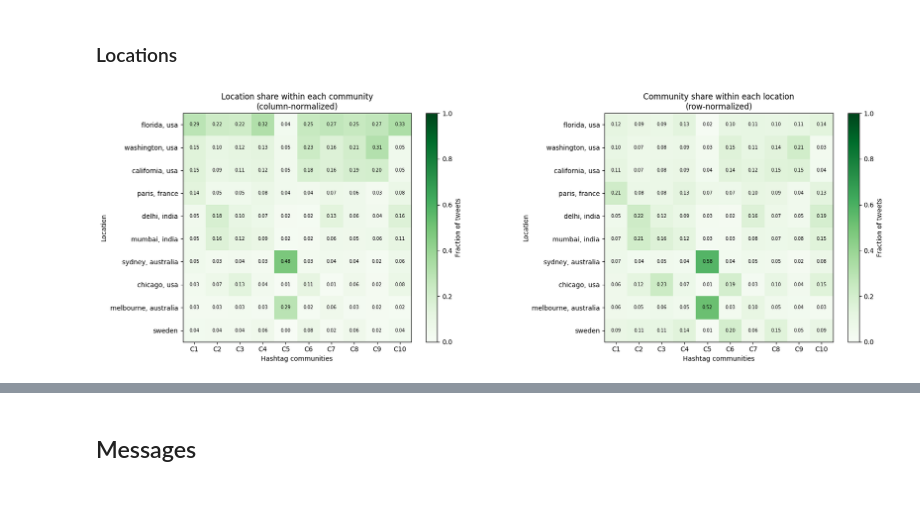
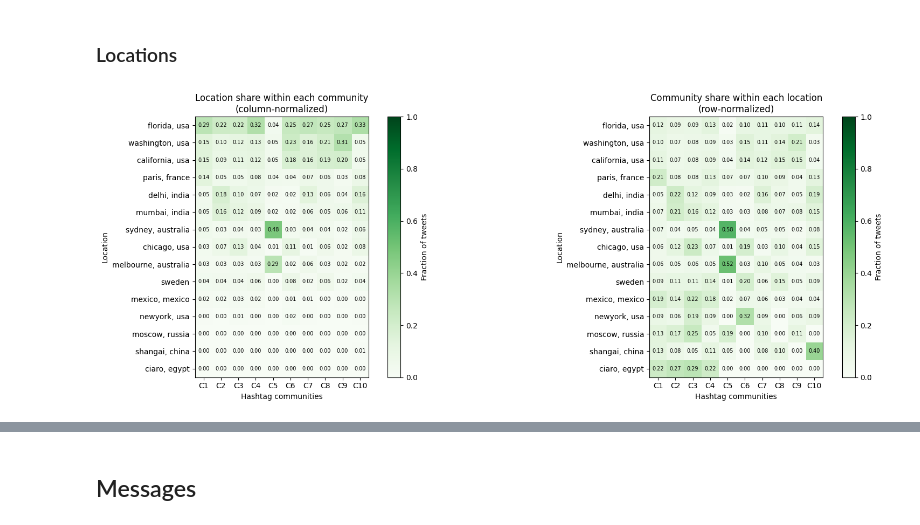
Before and after one commit to annemollelsborg/02805_climate_conv, a Jupyter notebook: FINAL.ipynb, the cells around one changed output, grey strips where cells are left out. Drawn from its saved outputs; the diff is of its cells as text; code cells hidden in the pictures; blank space fills up the shorter version.

```diff
--- a/FINAL.ipynb
+++ b/FINAL.ipynb
@@ -713,7 +713,7 @@ global_loc_counter = Counter()
 for c in location_counts:
     global_loc_counter.update(c)
 
-TOP_N_LOCATIONS = 10  # you can adjust if needed
+TOP_N_LOCATIONS = 15  # you can adjust if needed
 top_locations = [loc for loc, _ in global_loc_counter.most_common(TOP_N_LOCATIONS)]
 
 # --- Build matrix (locations × communities), column-normalized ---
@@ -748,31 +748,31 @@ axes[0].set_xlabel("Hashtag communities")
 axes[0].set_ylabel("Location")
 axes[0].set_title("Location share within each community\n(column-normalized)")
 
 for i in range(TOP_N_LOCATIONS):
     for j in range(num_comms):
         val = loc_matrix_col[i, j]
         axes[0].text(j, i, f"{val:.2f}", ha="center", va="center", fontsize=7)
 
 fig.colorbar(im0, ax=axes[0], fraction=0.046, pad=0.04, label="Fraction of tweets")
 
 # 2) Row-normalized: community composition of each location
 im1 = axes[1].imshow(loc_matrix_row, cmap="Greens", vmin=0, vmax=1)
 axes[1].set_xticks(range(num_comms))
 axes[1].set_xticklabels([f"C{i+1}" for i in range(num_comms)])
 axes[1].set_yticks(range(TOP_N_LOCATIONS))
 axes[1].set_yticklabels(top_locations)
 axes[1].set_xlabel("Hashtag communities")
 axes[1].set_ylabel("Location")
 axes[1].set_title("Community share within each location\n(row-normalized)")
 
 for i in range(TOP_N_LOCATIONS):
     for j in range(num_comms):
         val = loc_matrix_row[i, j]
         axes[1].text(j, i, f"{val:.2f}", ha="center", va="center", fontsize=7)
 
 fig.colorbar(im1, ax=axes[1], fraction=0.046, pad=0.04, label="Fraction of tweets")
 
 plt.tight_layout()
 plt.show()
 # %% [output]
-[figure, old version]
+[figure, new version]
```
Also changed, not shown: parts of 4 cells of this notebook, 23 other files.
